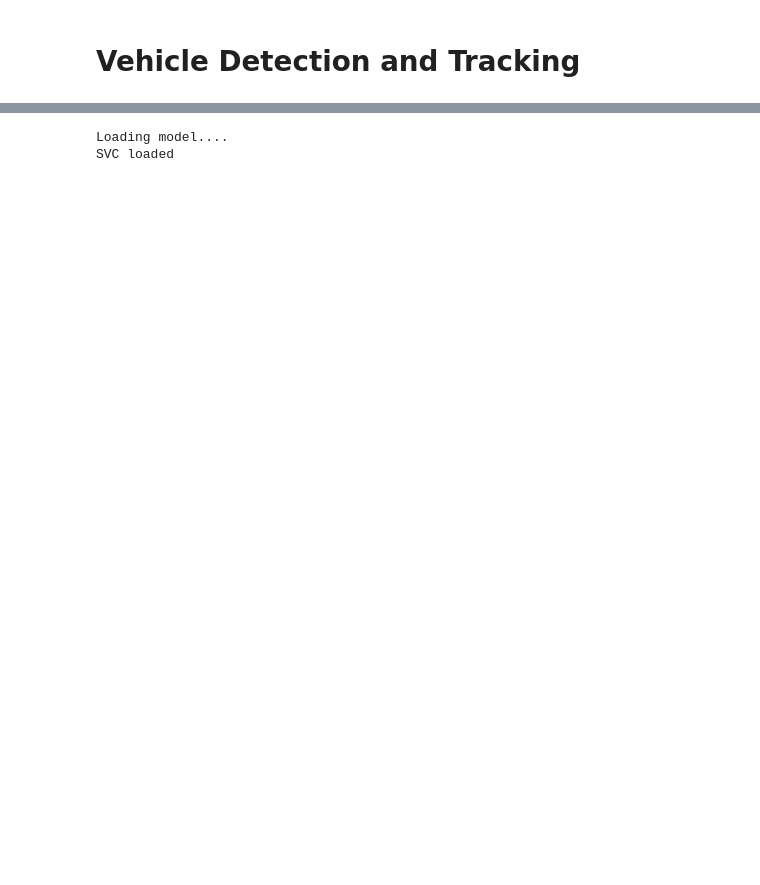
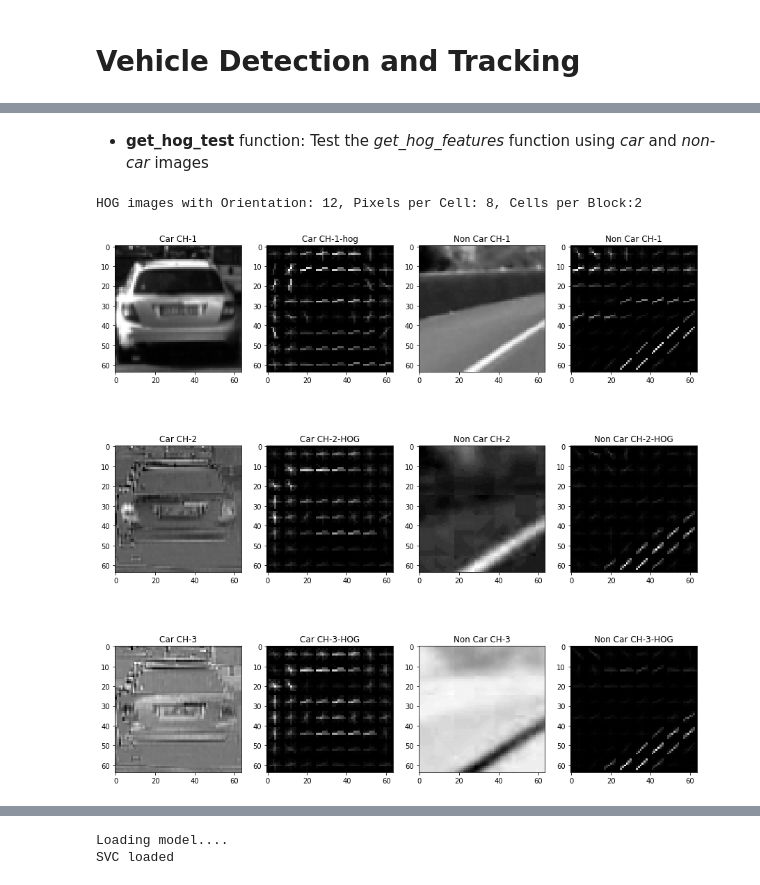
Before and after one commit to rekon/CarND-Vehicle-Detection-ML, a Jupyter notebook: code.ipynb, the cells around one changed output, grey strips where cells are left out. Drawn from its saved outputs; the diff is of its cells as text; code cells hidden in the pictures; blank space fills up the shorter version.

```diff
--- a/code.ipynb
+++ b/code.ipynb
@@ -50,3 +42,83 @@ def get_hog_features(img, orient, pix_per_cell, cell_per_block,
                        transform_sqrt=True,
                        visualise=vis, feature_vector=feature_vec)
         return features
+# %% [markdown]
+- **get_hog_test** function: Test the *get_hog_features* function using *car* and *non-car* images
+# %%
+def get_hog_test():
+    print('HOG images with Orientation: 12, Pixels per Cell: 8, Cells per Block:2')
+    plt.figure(figsize=(15,15))
+    # Take a car image and apply HOG
+    car_image = mpimg.imread('./test_images/car.png')
+    car_image = cv2.cvtColor(car_image, cv2.COLOR_RGB2YCrCb)
+    car_image_hog = np.copy(car_image)
+    _, car_image_hog[:,:,0] = get_hog_features(car_image_hog[:,:,0],12,8,2,vis=True)
+    _, car_image_hog[:,:,1] = get_hog_features(car_image_hog[:,:,1],12,8,2,vis=True)
+    _, car_image_hog[:,:,2] = get_hog_features(car_image_hog[:,:,2],12,8,2,vis=True)
+
+    # Take a non-car image and apply HOG
+    non_car_image = mpimg.imread('./test_images/non_car.png')
+    non_car_image = cv2.cvtColor(non_car_image, cv2.COLOR_RGB2YCrCb)
+    non_car_image_hog = np.copy(non_car_image)
+    _, non_car_image_hog[:,:,0] = get_hog_features(non_car_image_hog[:,:,0],12,8,2,vis=True)
+    _, non_car_image_hog[:,:,1] = get_hog_features(non_car_image_hog[:,:,1],12,8,2,vis=True)
+    _, non_car_image_hog[:,:,2] = get_hog_features(non_car_image_hog[:,:,2],12,8,2,vis=True)
+
+    plt.subplot(3,4,1)
+    plt.title('Car CH-1')
+    plt.imshow(car_image[:,:,0], cmap='gray')
+
+    plt.subplot(3,4,2)
+    plt.title('Car CH-1-hog')
+    plt.imshow(car_image_hog[:,:,0], cmap='gray')
+
+    plt.subplot(3,4,3)
+    plt.title('Non Car CH-1')
+    plt.imshow(non_car_image[:,:,0], cmap='gray')
+
+    plt.subplot(3,4,4)
+    plt.title('Non Car CH-1')
+    plt.imshow(non_car_image_hog[:,:,0], cmap='gray')
+
+    #---
+
+    plt.subplot(3,4,5)
+    plt.title('Car CH-2')
+    plt.imshow(car_image[:,:,1], cmap='gray')
+
+    plt.subplot(3,4,6)
+    plt.title('Car CH-2-HOG')
+    plt.imshow(car_image_hog[:,:,1], cmap='gray')
+
+    plt.subplot(3,4,7)
+    plt.title('Non Car CH-2')
+    plt.imshow(non_car_image[:,:,1], cmap='gray')
+
+    plt.subplot(3,4,8)
+    plt.title('Non Car CH-2-HOG')
+    plt.imshow(non_car_image_hog[:,:,1], cmap='gray')
+
+    #---
+
+    plt.subplot(3,4,9)
+    plt.title('Car CH-3')
+    plt.imshow(car_image[:,:,2], cmap='gray')
+
+    plt.subplot(3,4,10)
+    plt.title('Car CH-3-HOG')
+    plt.imshow(car_image_hog[:,:,2], cmap='gray')
+
+    plt.subplot(3,4,11)
+    plt.title('Non Car CH-3')
+    plt.imshow(non_car_image[:,:,2], cmap='gray')
+
+    plt.subplot(3,4,12)
+    plt.title('Non Car CH-3-HOG')
+    plt.imshow(non_car_image_hog[:,:,2], cmap='gray')
+
+    plt.show()
+
+get_hog_test()
+# %% [output]
+HOG images with Orientation: 12, Pixels per Cell: 8, Cells per Block:2
+[figure, added]
```
Also changed, not shown: parts of 39 cells of this notebook, 20 other files.
